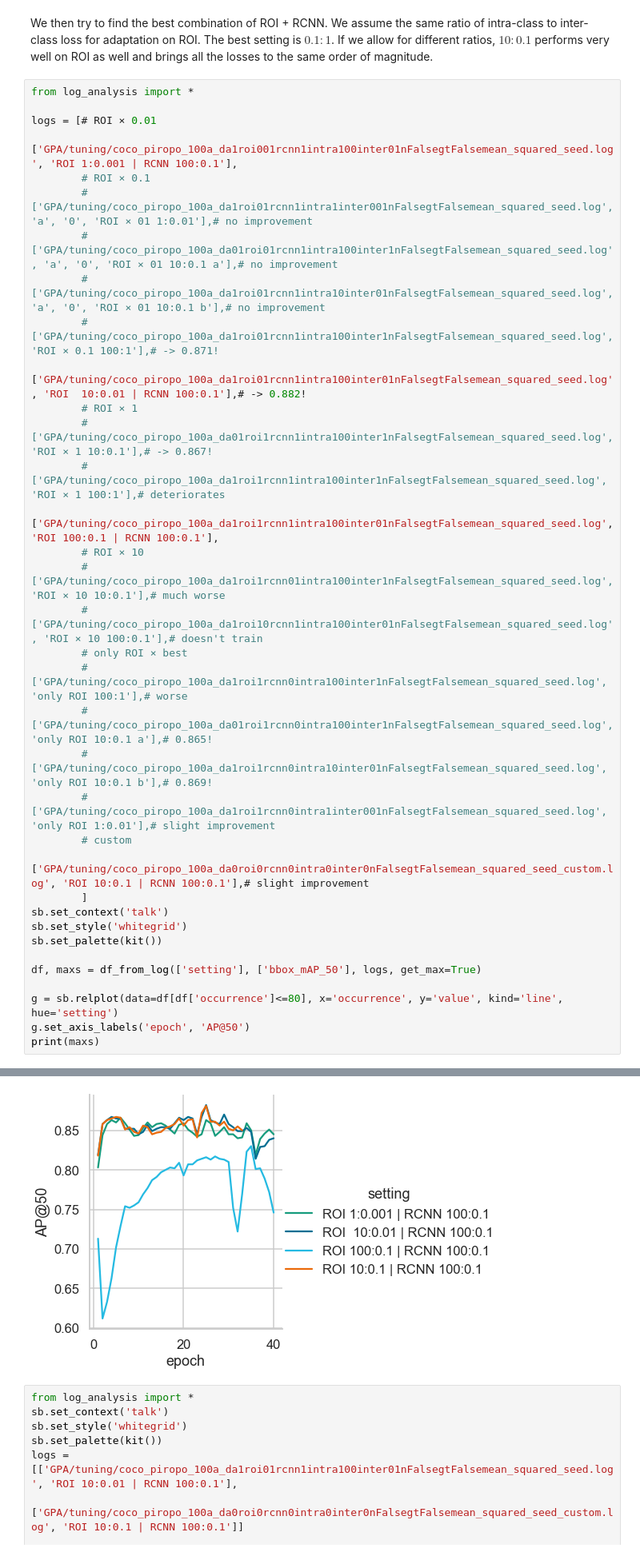
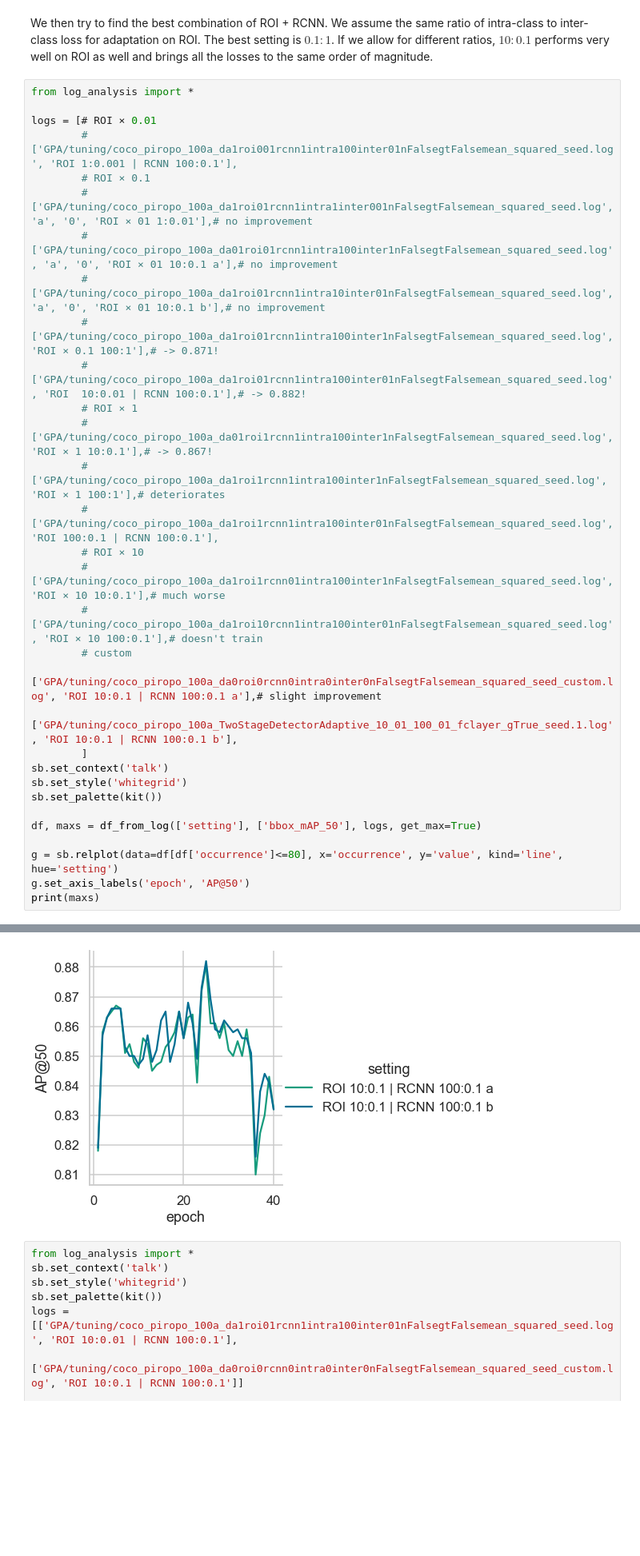
Before and after one commit to ThaddaeusWiedemer/FisheyeSPA, a Jupyter notebook: results/gpa.ipynb, the cells around one changed output, grey strips where cells are left out. Shown: that part at 80% size. Cells and saved outputs as stored; diff of their text form; blank space fills up the shorter version.

```diff
--- a/results/gpa.ipynb
+++ b/results/gpa.ipynb
@@ -235,27 +250,23 @@ We then try to find the best combination of ROI + RCNN. We assume the same ratio
 from log_analysis import *
 
 logs = [# ROI × 0.01
-        ['GPA/tuning/coco_piropo_100a_da1roi001rcnn1intra100inter01nFalsegtFalsemean_squared_seed.log', 'ROI 1:0.001 | RCNN 100:0.1'],
+        # ['GPA/tuning/coco_piropo_100a_da1roi001rcnn1intra100inter01nFalsegtFalsemean_squared_seed.log', 'ROI 1:0.001 | RCNN 100:0.1'],
         # ROI × 0.1
         # ['GPA/tuning/coco_piropo_100a_da1roi01rcnn1intra1inter001nFalsegtFalsemean_squared_seed.log', 'a', '0', 'ROI × 01 1:0.01'],# no improvement
         # ['GPA/tuning/coco_piropo_100a_da01roi01rcnn1intra100inter1nFalsegtFalsemean_squared_seed.log', 'a', '0', 'ROI × 01 10:0.1 a'],# no improvement
         # ['GPA/tuning/coco_piropo_100a_da1roi01rcnn1intra10inter01nFalsegtFalsemean_squared_seed.log', 'a', '0', 'ROI × 01 10:0.1 b'],# no improvement
         # ['GPA/tuning/coco_piropo_100a_da1roi01rcnn1intra100inter1nFalsegtFalsemean_squared_seed.log', 'ROI × 0.1 100:1'],# -> 0.871!
-        ['GPA/tuning/coco_piropo_100a_da1roi01rcnn1intra100inter01nFalsegtFalsemean_squared_seed.log', 'ROI  10:0.01 | RCNN 100:0.1'],# -> 0.882!
+        # ['GPA/tuning/coco_piropo_100a_da1roi01rcnn1intra100inter01nFalsegtFalsemean_squared_seed.log', 'ROI  10:0.01 | RCNN 100:0.1'],# -> 0.882!
         # ROI × 1
         # ['GPA/tuning/coco_piropo_100a_da01roi1rcnn1intra100inter1nFalsegtFalsemean_squared_seed.log', 'ROI × 1 10:0.1'],# -> 0.867!
         # ['GPA/tuning/coco_piropo_100a_da1roi1rcnn1intra100inter1nFalsegtFalsemean_squared_seed.log', 'ROI × 1 100:1'],# deteriorates
-        ['GPA/tuning/coco_piropo_100a_da1roi1rcnn1intra100inter01nFalsegtFalsemean_squared_seed.log', 'ROI 100:0.1 | RCNN 100:0.1'],
+        # ['GPA/tuning/coco_piropo_100a_da1roi1rcnn1intra100inter01nFalsegtFalsemean_squared_seed.log', 'ROI 100:0.1 | RCNN 100:0.1'],
         # ROI × 10
         # ['GPA/tuning/coco_piropo_100a_da1roi1rcnn01intra100inter1nFalsegtFalsemean_squared_seed.log', 'ROI × 10 10:0.1'],# much worse
         # ['GPA/tuning/coco_piropo_100a_da1roi10rcnn1intra100inter01nFalsegtFalsemean_squared_seed.log', 'ROI × 10 100:0.1'],# doesn't train
-        # only ROI × best
-        # ['GPA/tuning/coco_piropo_100a_da1roi1rcnn0intra100inter1nFalsegtFalsemean_squared_seed.log', 'only ROI 100:1'],# worse
-        # ['GPA/tuning/coco_piropo_100a_da01roi1rcnn0intra100inter1nFalsegtFalsemean_squared_seed.log', 'only ROI 10:0.1 a'],# 0.865!
-        # ['GPA/tuning/coco_piropo_100a_da1roi1rcnn0intra10inter01nFalsegtFalsemean_squared_seed.log', 'only ROI 10:0.1 b'],# 0.869!
-        # ['GPA/tuning/coco_piropo_100a_da1roi1rcnn0intra1inter001nFalsegtFalsemean_squared_seed.log', 'only ROI 1:0.01'],# slight improvement
         # custom
-        ['GPA/tuning/coco_piropo_100a_da0roi0rcnn0intra0inter0nFalsegtFalsemean_squared_seed_custom.log', 'ROI 10:0.1 | RCNN 100:0.1'],# slight improvement
+        ['GPA/tuning/coco_piropo_100a_da0roi0rcnn0intra0inter0nFalsegtFalsemean_squared_seed_custom.log', 'ROI 10:0.1 | RCNN 100:0.1 a'],# slight improvement
+        ['GPA/tuning/coco_piropo_100a_TwoStageDetectorAdaptive_10_01_100_01_fclayer_gTrue_seed.1.log', 'ROI 10:0.1 | RCNN 100:0.1 b'],
         ]
 sb.set_context('talk')
 sb.set_style('whitegrid')
@@ -271,4 +282,4 @@ print(maxs)
-[figure, old version]
+[figure, new version]
 # %%
 from log_analysis import *
 sb.set_context('talk')
```
Also changed, not shown: parts of 9 cells of this notebook, 28 other files.
